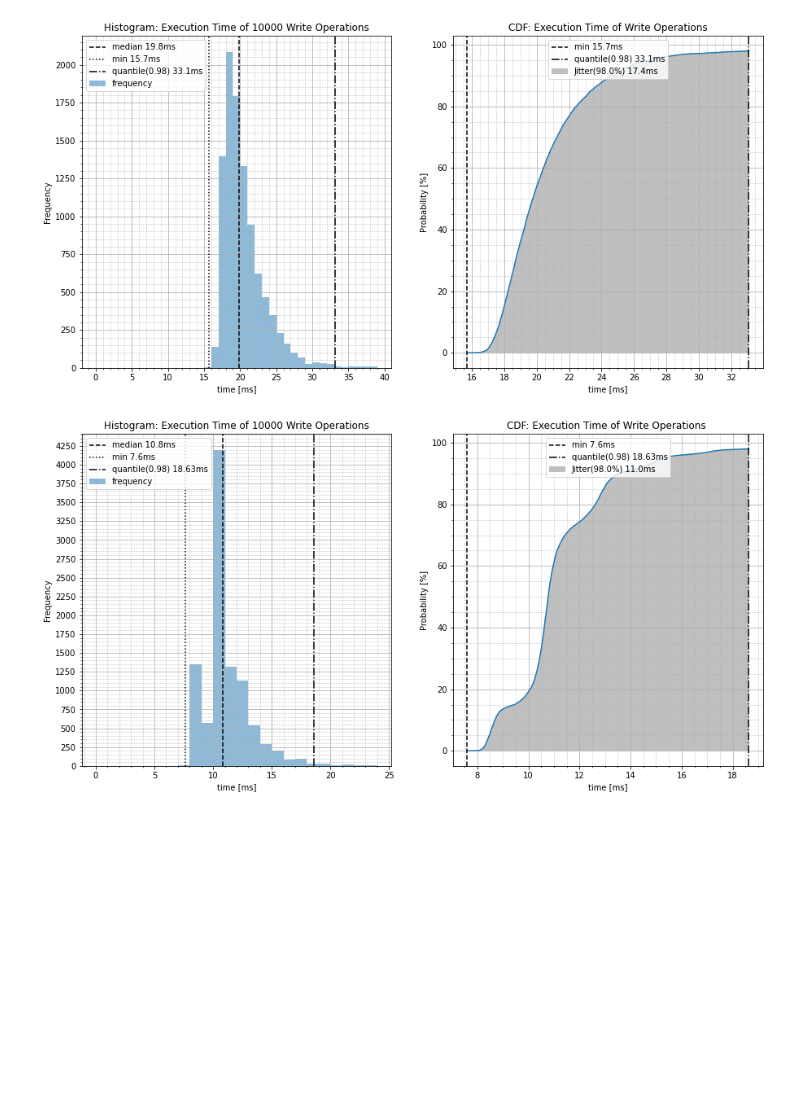
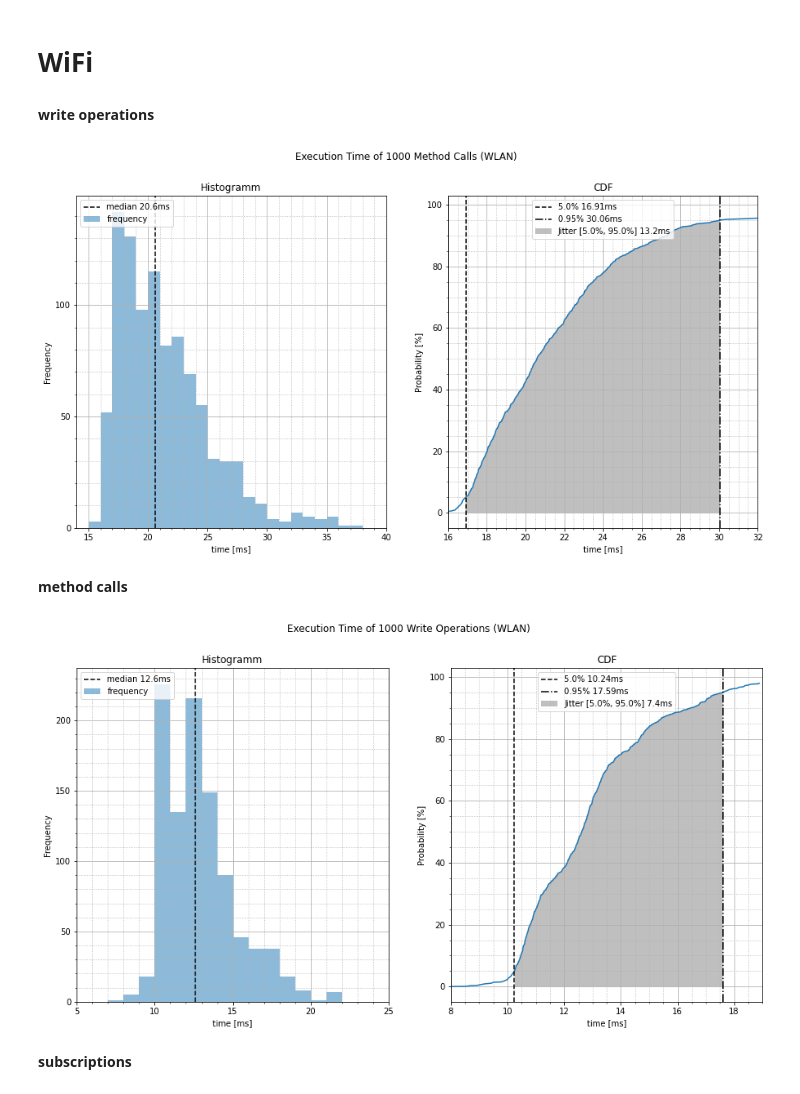
Before and after one commit to NelsonIg/OPC-UA, a Jupyter notebook: src/python/timing/analyse_measurements.ipynb, the cells around one changed output. Cells and saved outputs as stored; diff of their text form; code cells hidden in the pictures; blank space fills up the shorter version.

```diff
--- a/src/python/timing/analyse_measurements.ipynb
+++ b/src/python/timing/analyse_measurements.ipynb
@@ -36,19 +32,23 @@ def plot_cdf(data, end=1, num=10, plot=True):
     if plot: plt.plot(cdf, steps*100)
     return cdf, steps
 
-def hist_cdf_plot(data, hist_title, cdf_title, bins, end=0.98):
+def hist_cdf_plot(data, suptitle, bins, end=0.98, jitter_start=0, jitter_end=0.98):
     median = round(data.median(), 1) # median
     minimum = round(data.min(), 1)
-    end_perc = round(np.quantile(data,end), 2)
+    end_quant = round(np.quantile(data,end), 2)
+    jit_start_quant = round(np.quantile(data,jitter_start), 2)
+    jit_end_quant = round(np.quantile(data,jitter_end), 2)
 
     fig, ax = plt.subplots(1, 2, figsize=(15,7.5))
 
+    fig.suptitle(suptitle)
+
     ax[0].hist(data, bins=bins, alpha=0.5, label='frequency') # histogram
     ax[0].axvline(x=median, color='k', linestyle='--', label=f'median {median}ms') # draw median
-    ax[0].axvline(x=minimum, color='k', linestyle=':', label=f'min {minimum}ms') # draw Min
-    ax[0].axvline(x=end_perc, color='k', linestyle='dashdot', label=f'quantile({end}) {end_perc}ms') # draw ninety_perc
+#     ax[0].axvline(x=minimum, color='k', linestyle=':', label=f'min {minimum}ms') # draw Min
+#     ax[0].axvline(x=end_quant, color='k', linestyle='dashdot', label=f'quantile({end}) {end_quant}ms') # draw ninety_perc
     ax[0].legend(loc='upper left')
-    ax[0].set_title(hist_title)
+    ax[0].set_title('Histogramm')
     ax[0].set_xlabel('time [ms]')
     ax[0].set_ylabel('Frequency')
     # set grid ticks
@@ -62,16 +62,19 @@ def hist_cdf_plot(data, hist_title, cdf_title, bins, end=0.98):
 
 
     cdf, steps = plot_cdf(data, end=end, num=1000, plot=True) # compute CDF
-    sub_window = cdf<=median
-    # ax[1].fill_between(cdf[sub_window], steps[sub_window]*100,
-    #                  color='w', hatch='//', edgecolor="k", label=f'P(t<={median}ms)=50%')
-    sub_window = cdf<=end_perc #(cdf>median) & (cdf<=end_perc)
+    sub_window = (cdf>=jit_start_quant) & (cdf<=jit_end_quant) # subwindow to fill area under curve
     ax[1].fill_between(cdf[sub_window], steps[sub_window]*100,
-                      color='gray', alpha=0.5, hatch=None, edgecolor=None, label=f'Jitter({end*100}%) {round(end_perc-minimum,1)}ms')
-    ax[1].axvline(x=minimum, color='k', linestyle='--', label=f'min {minimum}ms') # draw median
-    ax[1].axvline(x=end_perc, color='k', linestyle='dashdot', label=f'quantile({end}) {end_perc}ms') # draw ninety_perc
+                      color='gray', alpha=0.5, hatch=None, edgecolor=None,
+                       label=f'Jitter [{jitter_start*100}%, {jitter_end*100}%] {round(jit_end_quant-jit_start_quant,1)}ms')
+
+    ax[1].axvline(x=jit_start_quant, color='k', linestyle='--',
+                  label=f'{jitter_start*100}% {jit_start_quant}ms') # draw median
+
+    ax[1].axvline(x=jit_end_quant, color='k', linestyle='dashdot',
+                  label=f'{jitter_end}% {jit_end_quant}ms') # draw ninety_perc
+
     ax[1].legend(loc='upper center')
-    ax[1].set_title(cdf_title)
+    ax[1].set_title('CDF')
     ax[1].set_xlabel('time [ms]')
     ax[1].set_ylabel('Probability [%]')
     # set grid ticks
@@ -82,4 +85,4 @@ def hist_cdf_plot(data, hist_title, cdf_title, bins, end=0.98):
     ax[1].yaxis.set_minor_locator(AutoMinorLocator(4))
     ax[1].grid(which='major')
     ax[1].grid(which='minor', linestyle=':')
-    plt.show()
+    return fig, ax
@@ -86,19 +170,33 @@ def hist_cdf_plot(data, hist_title, cdf_title, bins, end=0.98):
+# %% [markdown]
+# WiFi
+# %% [markdown]
+**write operations**
 # %%
+df_method = pd.read_csv('wlan_method_cycles_1000_delay_0.csv')
 method_call_ms = df_method['method_call']*10**(-6) # [ms]
 bins = np.arange(0, 40, 1)
-hist_title = f'Histogram: Execution Time of {len(method_call_ms)} Write Operations'
-cdf_title = 'CDF: Execution Time of Write Operations'
-hist_cdf_plot(method_call_ms, hist_title, cdf_title, bins, end=0.98)
+
+suptitle = f'Execution Time of {len(method_call_ms)} Method Calls (WLAN)'
+fig, ax = hist_cdf_plot(method_call_ms, suptitle, bins, end=0.98, jitter_start=0.05, jitter_end=0.95)
+ax[0].axis(xmin=14, xmax=40)
+ax[1].axis(xmin=16, xmax=32)
+ax[0].yaxis.set_major_locator(MultipleLocator(50))
 # %% [output]
-[figure, old version]
+[figure, new version]
+# %% [markdown]
+**method calls**
 # %%
+df_write = pd.read_csv('wlan_write_value_cycles_1000_delay_0.csv')
 write_val_ms = df_write['write_value']*10**(-6) # [ms]
-end = 0.98
-end_perc = round(np.quantile(write_val_ms,end), 2)
 bins = np.arange(0, 25, 1)
-hist_title = f'Histogram: Execution Time of {len(write_val_ms)} Write Operations'
-cdf_title = 'CDF: Execution Time of Write Operations '
-hist_cdf_plot(write_val_ms, hist_title, cdf_title, bins, end=0.98)
+
+suptitle = f'Execution Time of {len(write_val_ms)} Write Operations (WLAN)'
+fig, ax = hist_cdf_plot(write_val_ms, suptitle, bins, end=0.98, jitter_start=0.05, jitter_end=0.95)
+ax[0].axis(xmin=5, xmax=25)
+ax[1].axis(xmin=8, xmax=19)
+ax[0].yaxis.set_major_locator(MultipleLocator(50))
 # %% [output]
-[figure, old version]
+[figure, new version]
+# %% [markdown]
+**subscriptions**
 # %%
```
Also changed, not shown: parts of 15 cells of this notebook, 1 other file.
